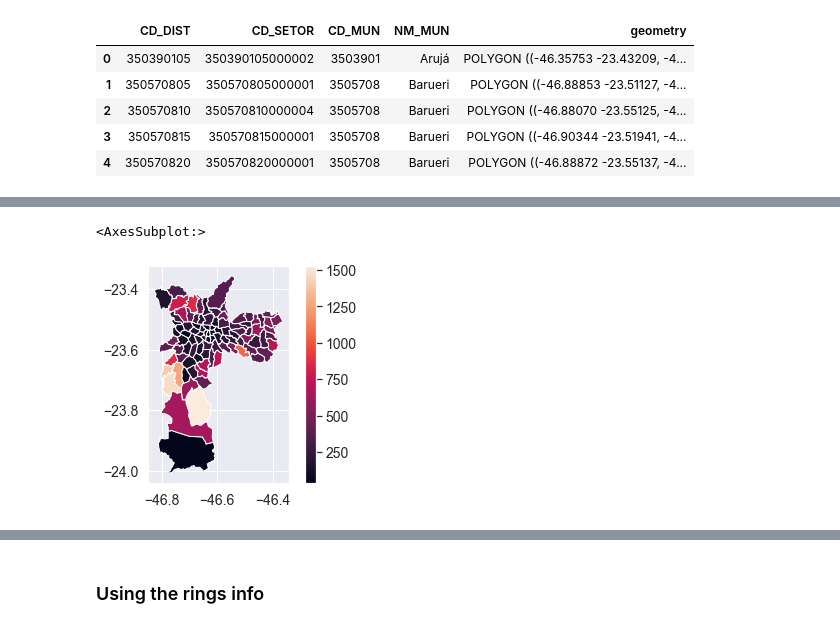
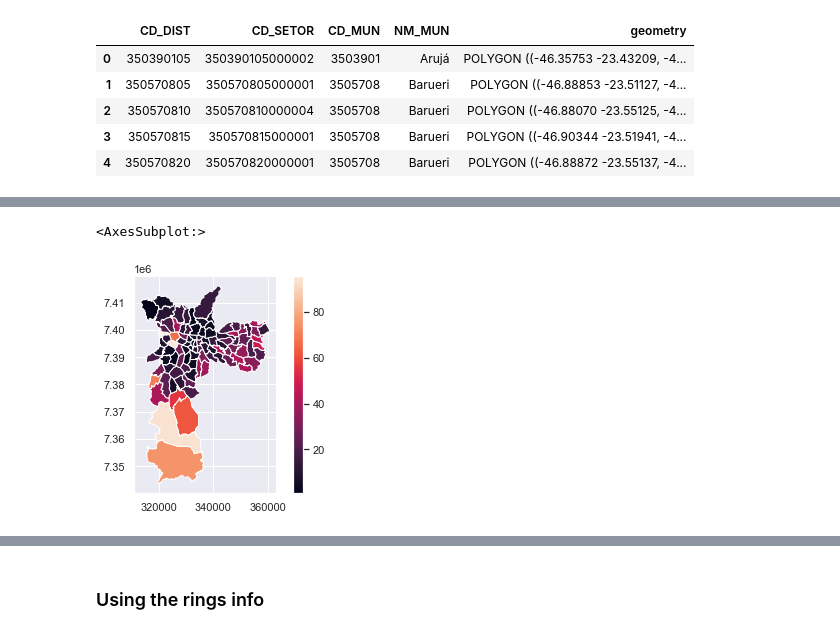
Before and after one commit to alexandrepereiraarq/urb_exposure_nexus, a Jupyter notebook: CVGI MStress_COVID_SP.v8.ipynb, the cells around one changed output, grey strips where cells are left out. Saved outputs shown, nothing was run; the diff lists cells and outputs as text; code cells hidden in the pictures.

```diff
--- a/CVGI MStress_COVID_SP.v8.ipynb
+++ b/CVGI MStress_COVID_SP.v8.ipynb
@@ -433,5 +542,9 @@ cases_week_dist_sum
 # %%
 cases_week_dist_count = cases[:][['end_epi_week','setorCensitario','sexo','racaCor','etnia','CD_DIST']].groupby(['end_epi_week','CD_DIST'])[['sexo','racaCor','etnia']].count()
+
+cases_week_dist_count = cases_week_dist_count.reindex(new_index)
+cases_week_dist_count = cases_week_dist_count.ffill().fillna(0)
+
 cases_week_dist_count
 # %% [output]
 |  |  | sexo | racaCor | etnia |
@@ -451,6 +564,6 @@ cases_week_dist_count
 # %%
 cases_week_dist = cases_week_dist_sum.merge(cases_week_dist_count, how='left',left_index=True,right_index=True).reset_index()
 cases_week_dist = cases_week_dist[cases_week_dist.CD_DIST != 'nan']
-#cases_week_dist.dropna(axis=0,subset=['CD_DIST'],how="any",inplace=True)
+cases_week_dist['acc_deaths'] = cases_week_dist[['CD_DIST', 'death']].groupby('CD_DIST').cumsum()
 cases_week_dist
 # %% [output]
@@ -606,0 +670,8 @@ gdf_dist
+# %%
+gdf_dist_mean = IVS_df[:][['ivs', 'ivs_infrae', 'ivs_capita', 'ivs_income',
+       'idhm', 'idhm_long', 'idhm_educ', 'idhm_income', 'ring','ibge_code', 'geometry', 'reg']].dissolve(by='ibge_code', aggfunc = 'mean')
+gdf_dist_mean.drop(axis=1,columns='geometry',inplace=True)
+gdf_dist_sum = IVS_df[:][['ibge_code','geometry','population']].dissolve(by='ibge_code', aggfunc = 'sum')
+gdf_dist = gdf_dist_sum.merge(gdf_dist_mean, how="left",on='ibge_code')
+gdf_dist['reg'] = gdf_dist['reg'].round(0).astype('int')
+gdf_dist
@@ -782,7 +868,12 @@ cases_week_dist.head()
 # %%
-gdf_rmsp_dist_cases = gdf_districts_rmsp.merge(cases_week_dist, how='left', left_on=['CD_DIST'], right_on=['CD_DIST'])
+gdf_rmsp_dist_cases = gdf_dist.merge(cases_week_dist, how='left', left_on=['ibge_code'], right_on=['CD_DIST'])
 print('Original cases DB:',len(cases_week_tract),'Original GDF:',len(gdf),'Final merged DB:', len(gdf_rmsp_dist_cases))
-gdf_rmsp_dist_cases.drop(axis=1, columns=['CD_MUN','NM_MUN','CD_SETOR'], inplace=True)
-gdf_rmsp_dist_cases.dropna(axis=0,subset=['end_epi_week','covid'],how="all",inplace=True)
+gdf_rmsp_dist_cases.drop(axis=1, columns=['CD_DIST'], inplace=True)#'NM_MUN','CD_SETOR',CD_MUN
+na_values = {'end_epi_week':'2020.01','covid':0,'death':0,'sexo':0,'racaCor':0,'etnia':0,'acc_deaths':0}
+gdf_rmsp_dist_cases.fillna(value=na_values,inplace=True)
+gdf_rmsp_dist_cases['epi_week_date'] = ".0"
+gdf_rmsp_dist_cases['epi_week_date'] = gdf_rmsp_dist_cases.end_epi_week.astype("str").str.pad(7, side='right', fillchar='0') + gdf_rmsp_dist_cases.epi_week_date
+gdf_rmsp_dist_cases['epi_week_date'] = pd.to_datetime(gdf_rmsp_dist_cases['epi_week_date'],format='%Y.%W.%w')
+gdf_rmsp_dist_cases['death_rate'] = gdf_rmsp_dist_cases['acc_deaths'] / (gdf_rmsp_dist_cases['population']/100000)
 gdf_rmsp_dist_cases
 # %% [output]
@@ -822,6 +906,6 @@ gdf_rmsp_dist_cases
 # %%
-gdf_rmsp_dist_cases[gdf_rmsp_dist_cases.epi_week_date == '2021-09-26'].plot('covid', legend=True)
+gdf_rmsp_dist_cases[gdf_rmsp_dist_cases.epi_week_date == '2021-09-26'].plot('death_rate', legend=True)
 # %% [output]
 <AxesSubplot:>
-[figure, old version]
+[figure, new version]
 # %%
```
Also changed, not shown: parts of 114 cells of this notebook.
